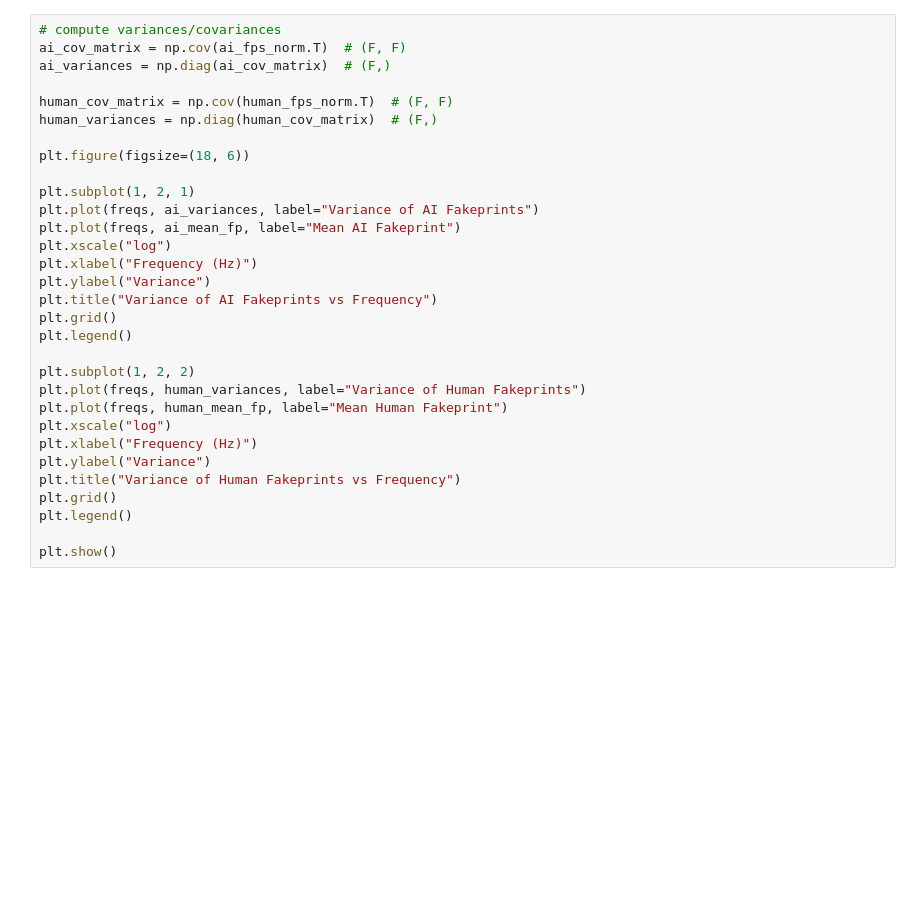
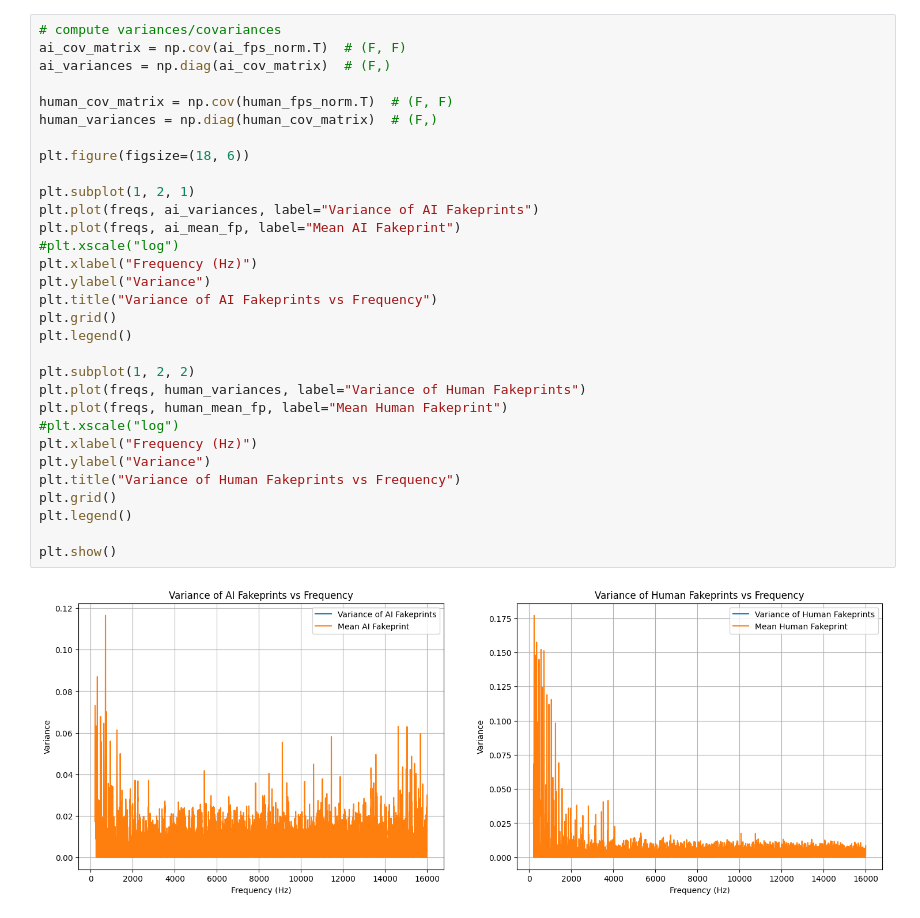
Before and after one commit to thomas0barand/robust-deepfake-detector, a Jupyter notebook: crosscorr.ipynb, the cells around one changed output. Cells and saved outputs as stored; diff of their text form; blank space fills up the shorter version.

```diff
--- a/crosscorr.ipynb
+++ b/crosscorr.ipynb
@@ -80,34 +80,36 @@ plt.show()
 # %%
 # compute variances/covariances
 ai_cov_matrix = np.cov(ai_fps_norm.T)  # (F, F)
 ai_variances = np.diag(ai_cov_matrix)  # (F,)
 
 human_cov_matrix = np.cov(human_fps_norm.T)  # (F, F)
 human_variances = np.diag(human_cov_matrix)  # (F,)
 
 plt.figure(figsize=(18, 6))
 
 plt.subplot(1, 2, 1)
 plt.plot(freqs, ai_variances, label="Variance of AI Fakeprints")
 plt.plot(freqs, ai_mean_fp, label="Mean AI Fakeprint")
-plt.xscale("log")
+#plt.xscale("log")
 plt.xlabel("Frequency (Hz)")
 plt.ylabel("Variance")
 plt.title("Variance of AI Fakeprints vs Frequency")
 plt.grid()
 plt.legend()
 
 plt.subplot(1, 2, 2)
 plt.plot(freqs, human_variances, label="Variance of Human Fakeprints")
 plt.plot(freqs, human_mean_fp, label="Mean Human Fakeprint")
-plt.xscale("log")
+#plt.xscale("log")
 plt.xlabel("Frequency (Hz)")
 plt.ylabel("Variance")
 plt.title("Variance of Human Fakeprints vs Frequency")
 plt.grid()
 plt.legend()
 
 plt.show()
+# %% [output]
+[figure, added]
 # %%
 # plot covariances
 plt.figure(figsize=(18, 6))
```
Also changed, not shown: parts of 7 cells of this notebook, 53 other files.
